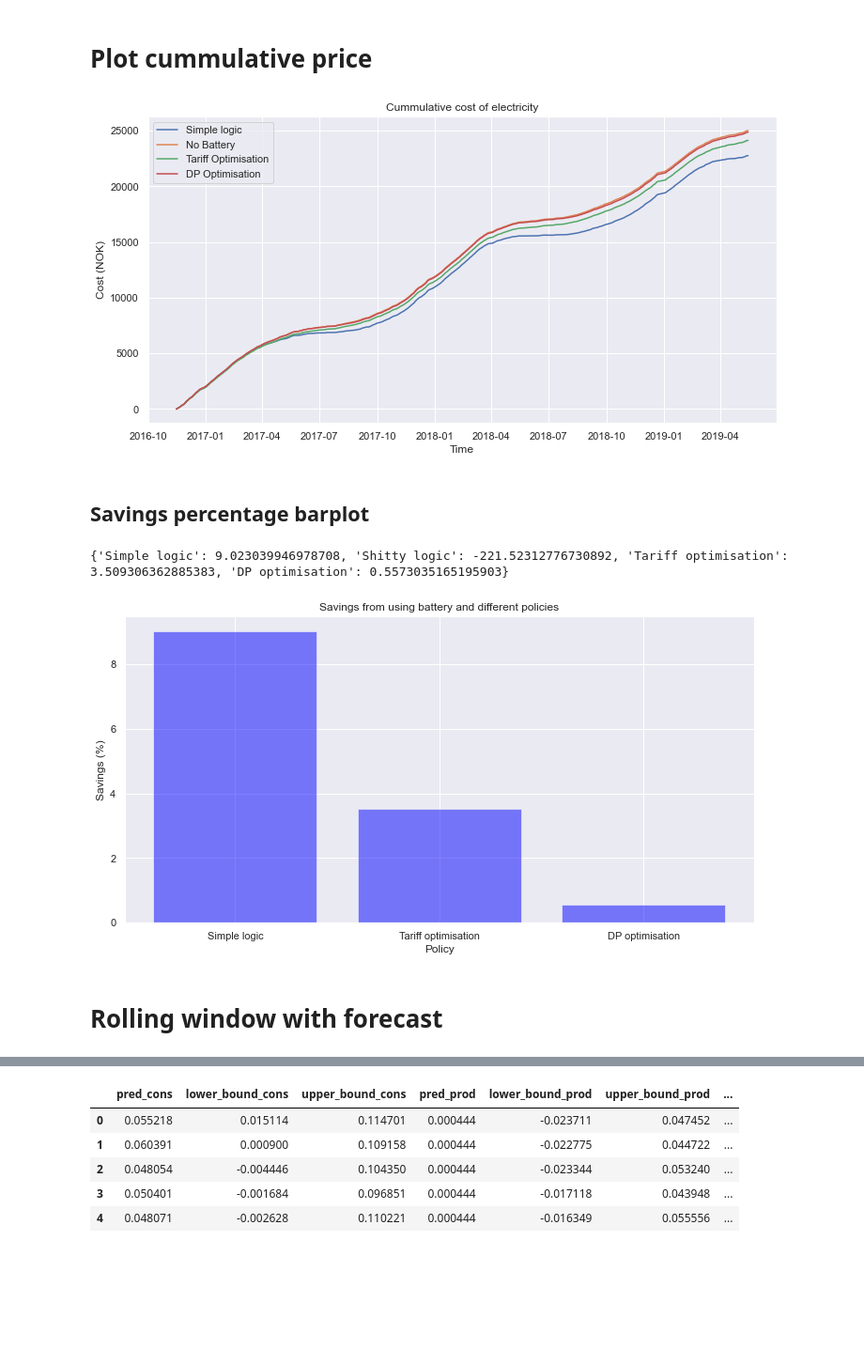
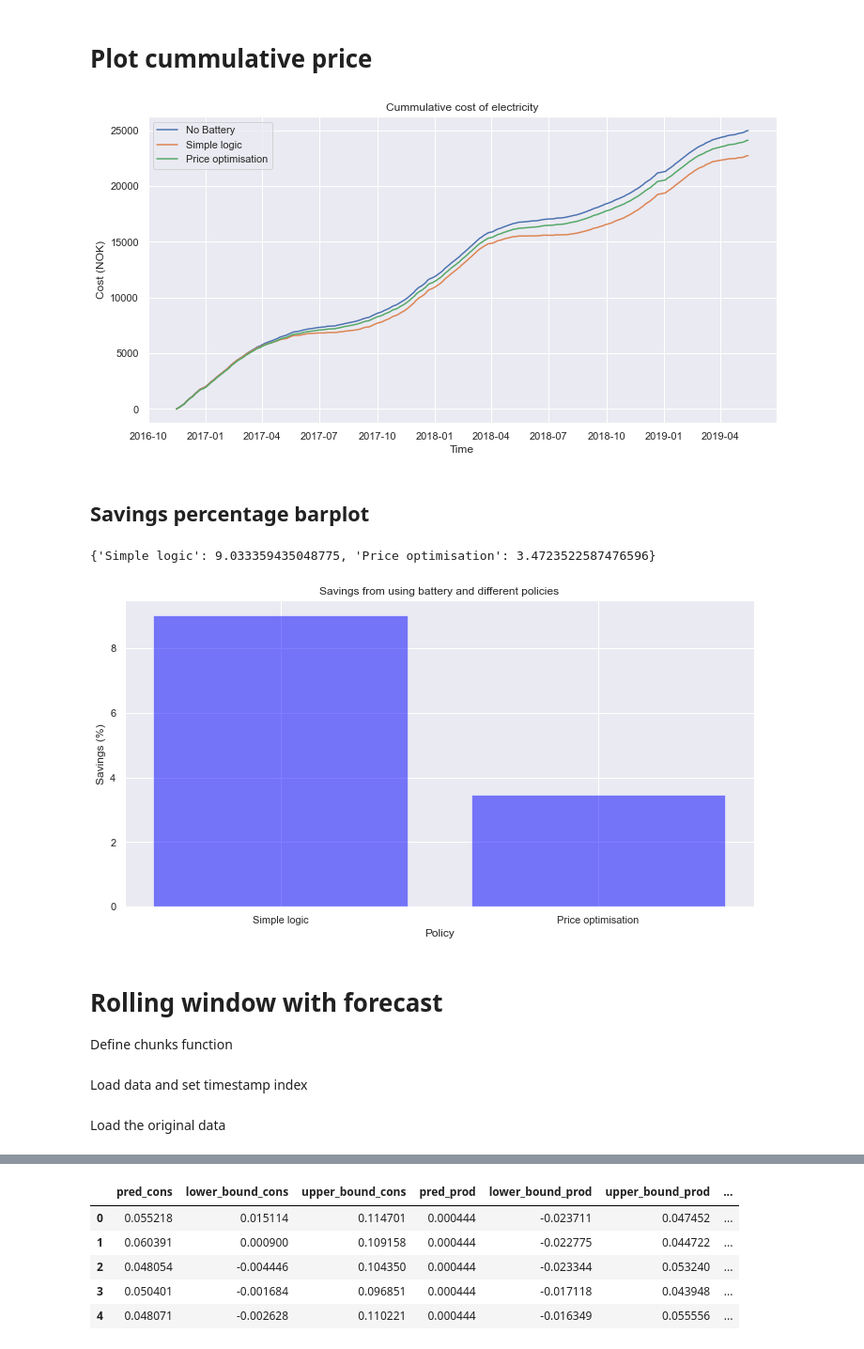
Before and after one commit to 4ug-aug/Otovo-OptimalControl, a Jupyter notebook: apply_battery.ipynb, the cells around one changed output, grey strips where cells are left out. Shown at 94% size. Cells and saved outputs as stored; diff of their text form; code cells hidden in the pictures; blank space fills up the shorter version.

```diff
--- a/apply_battery.ipynb
+++ b/apply_battery.ipynb
@@ -579,7 +477,7 @@ def tariff_optimisation_logic(row, battery):
 
     return row
 # %%
-series_battery_logic_TO = logic_rollout(series_merge.copy(), battery, tariff_optimisation_logic, get_price)
+series_battery_logic_PO = logic_rollout(series_merge.copy(), battery, price_optimisation_logic, get_price)
 # %% [markdown]
 Print price summary
 # %%
@@ -595,23 +493,23 @@ Plot
 # Smooth data
 window_size = 24*31
 
-series_battery_logic_TO["num_kwh_cons_ma"] = moving_average(series_battery_logic_TO["num_kwh_cons"], window=window_size)
-series_battery_logic_TO["num_kwh_prod_ma"] = moving_average(series_battery_logic_TO["num_kwh_prod"], window=window_size)
-series_battery_logic_TO["charge_ma"] = moving_average(series_battery_logic_TO["charge"], window=window_size)
-series_battery_logic_TO["discharge_ma"] = moving_average(series_battery_logic_TO["discharge"], window=window_size)
+series_battery_logic_PO["num_kwh_cons_ma"] = moving_average(series_battery_logic_PO["num_kwh_cons"], window=window_size)
+series_battery_logic_PO["num_kwh_prod_ma"] = moving_average(series_battery_logic_PO["num_kwh_prod"], window=window_size)
+series_battery_logic_PO["charge_ma"] = moving_average(series_battery_logic_PO["charge"], window=window_size)
+series_battery_logic_PO["discharge_ma"] = moving_average(series_battery_logic_PO["discharge"], window=window_size)
 
 # num_kwh_cons_ma = moving_average(series_merge["num_kwh_cons"], window=24)
 sns.set()
 
 fig, ax = plt.subplots(figsize=(12, 6))
-ax.plot(series_battery_logic_TO["timeslot"], series_battery_logic_TO["num_kwh_cons_ma"], label="Consumption", color="red", alpha=0.75)
-ax.plot(series_battery_logic_TO["timeslot"], series_battery_logic_TO["num_kwh_prod_ma"], label="Production", color="green", alpha=0.5)
+ax.plot(series_battery_logic_PO["timeslot"], series_battery_logic_PO["num_kwh_cons_ma"], label="Consumption", color="red", alpha=0.75)
+ax.plot(series_battery_logic_PO["timeslot"], series_battery_logic_PO["num_kwh_prod_ma"], label="Production", color="green", alpha=0.5)
 # ax.plot(series_battery["timeslot"], series_battery["surplus_deficit"], label="Surplus Deficit", alpha=0.75)
 
 # Fill between positive
 # ax.fill_between(series_merge["timeslot"], 0, series_merge["num_kwh_cons_ma"], where=series_merge["num_kwh_cons_ma"] >= 0, facecolor="green", alpha=0.5)
-ax.fill_between(series_battery_logic_TO["timeslot"], series_battery_logic_TO["num_kwh_cons_ma"], series_battery_logic_TO["num_kwh_prod_ma"], where=series_battery_logic_TO["num_kwh_prod_ma"]>series_battery_logic_TO["num_kwh_cons_ma"], facecolor='green', alpha=0.1)
-ax.fill_between(series_battery_logic_TO["timeslot"], series_battery_logic_TO["num_kwh_cons_ma"], series_battery_logic_TO["num_kwh_prod_ma"], where=series_battery_logic_TO["num_kwh_prod_ma"]<series_battery_logic_TO["num_kwh_cons_ma"], facecolor='red', alpha=0.1)
+ax.fill_between(series_battery_logic_PO["timeslot"], series_battery_logic_PO["num_kwh_cons_ma"], series_battery_logic_PO["num_kwh_prod_ma"], where=series_battery_logic_PO["num_kwh_prod_ma"]>series_battery_logic_PO["num_kwh_cons_ma"], facecolor='green', alpha=0.1)
+ax.fill_between(series_battery_logic_PO["timeslot"], series_battery_logic_PO["num_kwh_cons_ma"], series_battery_logic_PO["num_kwh_prod_ma"], where=series_battery_logic_PO["num_kwh_prod_ma"]<series_battery_logic_PO["num_kwh_cons_ma"], facecolor='red', alpha=0.1)
 
 # x-axis label
 ax.set_xlabel("Time")
@@ -623,8 +521,8 @@ ax.set_title("Power consumption and production for meter: " + meter_id + "\n" +
 
 # plot battery.charge_list as bar plot
 # fig, ax = plt.subplots(figsize=(12, 6))
-ax.plot(series_battery_logic_TO["timeslot"], series_battery_logic_TO["charge_ma"], label="Charge", color="blue", alpha=0.5)
-ax.plot(series_battery_logic_TO["timeslot"], series_battery_logic_TO["discharge_ma"], label="Discharge", color="orange", alpha=0.5)
+ax.plot(series_battery_logic_PO["timeslot"], series_battery_logic_PO["charge_ma"], label="Charge", color="blue", alpha=0.5)
+ax.plot(series_battery_logic_PO["timeslot"], series_battery_logic_PO["discharge_ma"], label="Discharge", color="orange", alpha=0.5)
 
 # show legend
 ax.legend(loc="upper left")
@@ -706,15 +532,17 @@ plt.show()
 # %% [markdown]
 # Plot cummulative price
+# %%
+series_list = {"Simple logic": series_battery, "Price optimisation": series_battery_logic_PO}
 # %%
 # plot cummulative price
 import seaborn as sns
 sns.set()
 fig, ax = plt.subplots(figsize=(12, 6))
-# ax.plot(series_battery_logic["timeslot"], series_battery_logic["price_cummulative"], label="Shitty logic")
-ax.plot(series_battery["timeslot"], series_battery["price_cummulative"], label="Simple logic")
 ax.plot(series_no_battery["timeslot"], series_no_battery["price_cummulative"], label="No Battery")
-ax.plot(series_battery_logic_TO["timeslot"], series_battery_logic_TO["price_cummulative"], label="Tariff Optimisation")
-ax.plot(series_battery_logic_DP["timeslot"], series_battery_logic_DP["price_cummulative"], label="DP Optimisation")
+
+
+for name, series in series_list.items():
+    ax.plot(series["timeslot"], series["price_cummulative"], label=name)
 
 ax.set_xlabel('Time')
 ax.set_ylabel('Cost (NOK)')
@@ -723,41 +551,36 @@ ax.set_title('Cummulative cost of electricity')
 ax.legend()
 plt.show()
 # %% [output]
-[figure, old version]
+[figure, new version]
 # %% [markdown]
 ## Savings percentage barplot
 # %%
-series_list = {"Simple logic": series_battery, "Shitty logic": series_battery_logic, "Tariff optimisation": series_battery_logic_TO, "DP optimisation": series_battery_logic_DP}
 
 savings_percentage_dict = {}
 
 # Create a savings percentage dictionary
 for name, series in series_list.items():
     series_price_sum = series["price"].sum()
     series_no_battery_price_sum = series_no_battery["price"].sum()
     savings_percentage = ((series_no_battery_price_sum-series_price_sum)/series_no_battery_price_sum)*100
     savings_percentage_dict[name] = savings_percentage
 print(savings_percentage_dict)
 
-
-# Drop "shitty logic" from savings_percentage_dict dict
-del savings_percentage_dict["Shitty logic"]
-
-
 # plot barplot of savings_percentage_dict
 import seaborn as sns
 sns.set()
 fig, ax = plt.subplots(figsize=(12, 6))
 ax.bar(list(savings_percentage_dict.keys()), list(savings_percentage_dict.values()), color="blue", alpha=0.5)
 ax.set_xlabel('Policy')
 ax.set_ylabel('Savings (%)')
 ax.set_title('Savings from using battery and different policies')
 plt.show()
 # %% [output]
-{'Simple logic': 9.023039946978708, 'Shitty logic': -221.52312776730892, 'Tariff optimisation': 3.509306362885383, 'DP optimisation': 0.5573035165195903}
+{'Simple logic': 9.033359435048775, 'Price optimisation': 3.4723522587476596}
-[figure, old version]
+[figure, new version]
 # %% [markdown]
 # Rolling window with forecast
+Define chunks function
 # %%
 def chunks(df, n):
     """Make chunks
@@ -771,6 +594,8 @@ def chunks(df, n):
     """
     for i in range(0, df.shape[0], n):
         yield df.iloc[i:i + n]
+# %% [markdown]
+Load data and set timestamp index
 # %%
 # load RF_prediction_consumption.csv
 RF_prediction_consumption = pd.read_csv("data/RF_prediction_consumption.csv")
@@ -783,6 +608,8 @@ RF_prediction_production.index = pd.to_datetime(RF_prediction_production["timesl
 # sort by index
 RF_prediction_consumption = RF_prediction_consumption.sort_index()
 RF_prediction_production = RF_prediction_production.sort_index()
+# %% [markdown]
+Load the original data
 # %%
 orig_data = series_merge.copy()
 orig_data.index = pd.to_datetime(orig_data["timeslot"], utc = True)
```
Also changed, not shown: parts of 29 cells of this notebook.
